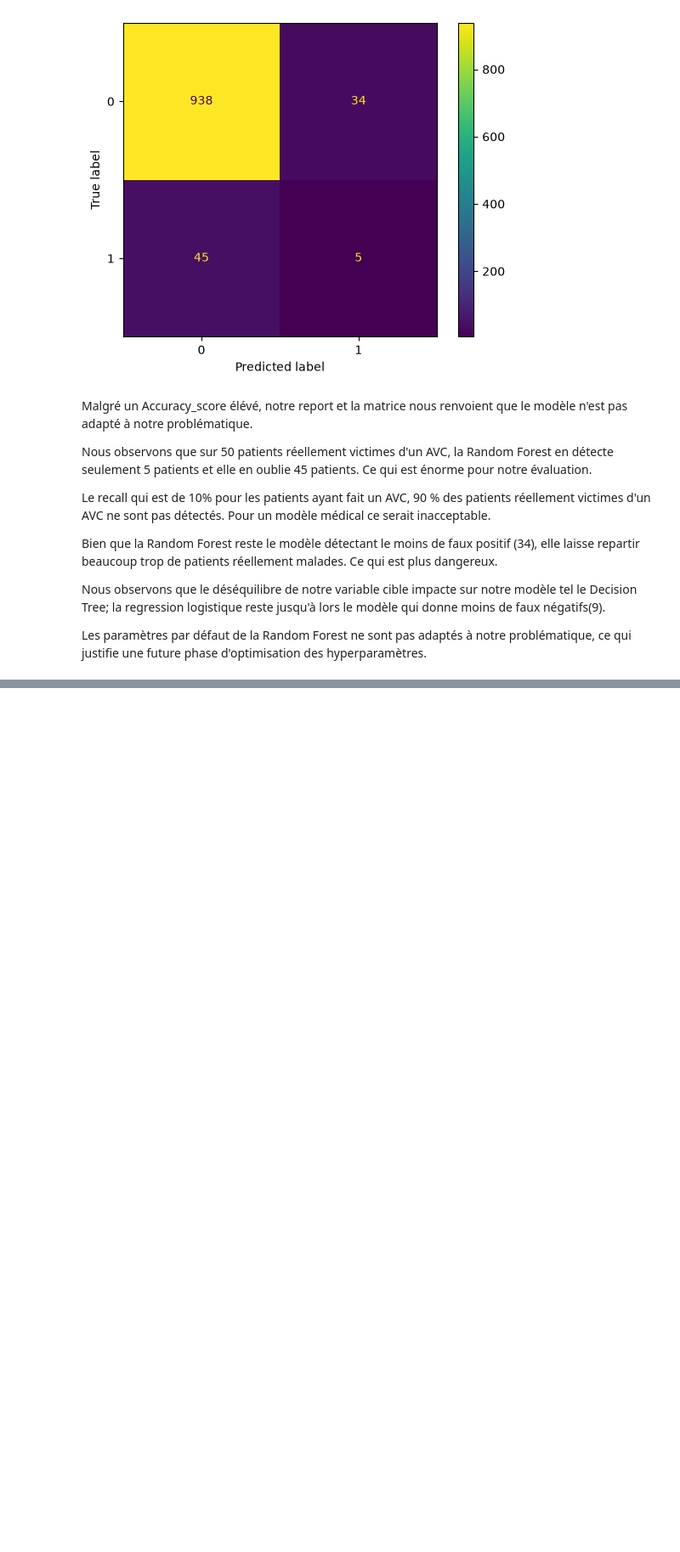
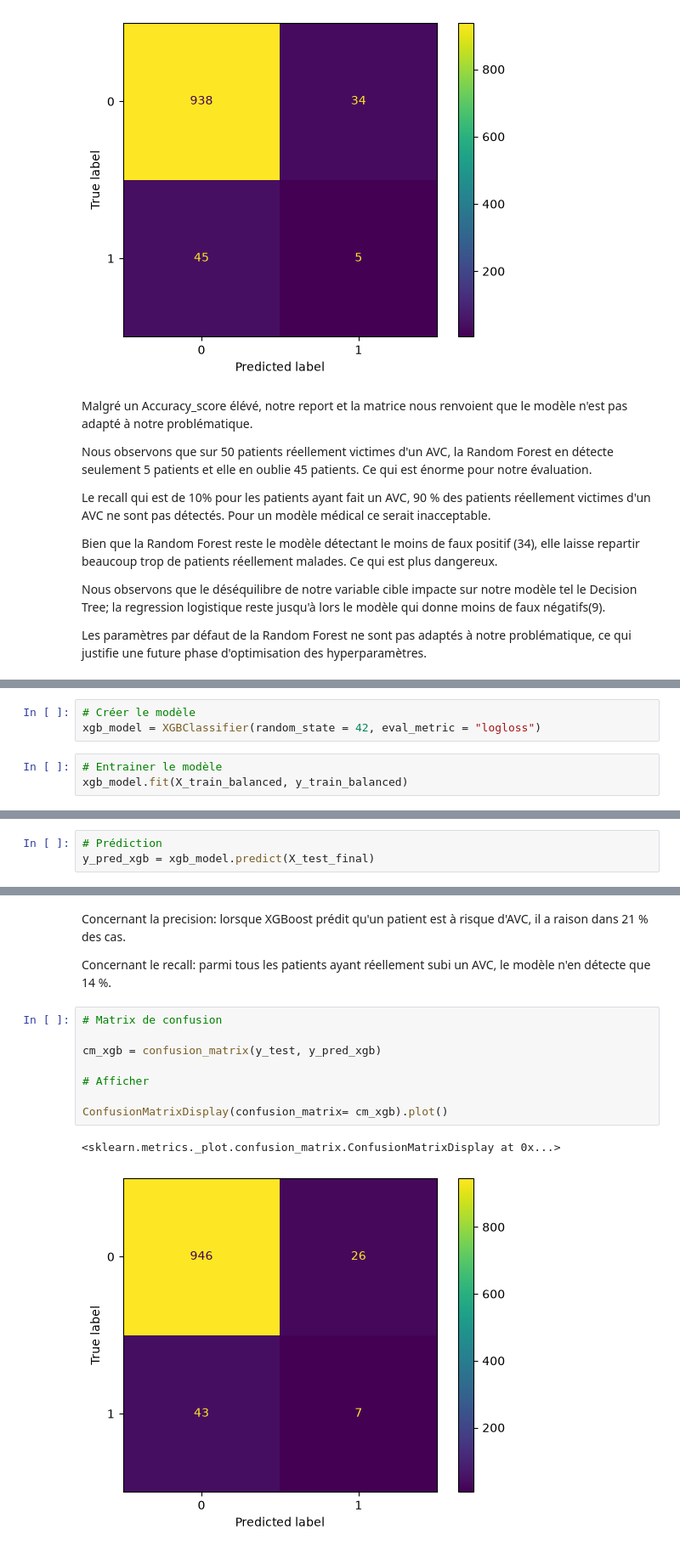
Before and after one commit to Audrey-Djomi/Pr-diction-du-risque-d-AVC-par-Machine-Learning, a Jupyter notebook: notebooks/04_model_training.ipynb, the cells around one changed output, grey strips where cells are left out. Shown at 85% size. Saved outputs shown, nothing was run; the diff lists cells and outputs as text; blank space fills up the shorter version.

Commit message:
modèle XGB: entrainement et évaluation

```diff
--- a/notebooks/04_model_training.ipynb
+++ b/notebooks/04_model_training.ipynb
@@ -600,0 +605,6 @@ Les paramètres par défaut de la Random Forest ne sont pas adaptés à notre pr
+# %%
+# Créer le modèle
+xgb_model = XGBClassifier(random_state = 42, eval_metric = "logloss")
+# %%
+# Entrainer le modèle
+xgb_model.fit(X_train_balanced, y_train_balanced)
@@ -600,0 +624,3 @@ Les paramètres par défaut de la Random Forest ne sont pas adaptés à notre pr
+# %%
+# Prédiction
+y_pred_xgb = xgb_model.predict(X_test_final)
@@ -600,0 +654,15 @@ Les paramètres par défaut de la Random Forest ne sont pas adaptés à notre pr
+# %% [markdown]
+Concernant la precision: lorsque XGBoost prédit qu'un patient est à risque d'AVC, il a raison dans 21 % des cas.
+
+Concernant le recall: parmi tous les patients ayant réellement subi un AVC, le modèle n'en détecte que 14 %.
+# %%
+# Matrix de confusion
+
+cm_xgb = confusion_matrix(y_test, y_pred_xgb)
+
+# Afficher
+
+ConfusionMatrixDisplay(confusion_matrix= cm_xgb).plot()
+# %% [output]
+<sklearn.metrics._plot.confusion_matrix.ConfusionMatrixDisplay at 0x...>
+[figure, added]
```
Also changed, not shown: parts of 10 cells of this notebook.
